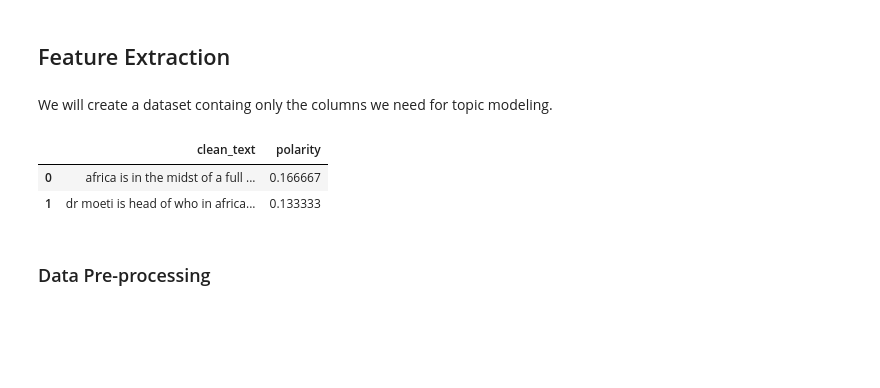
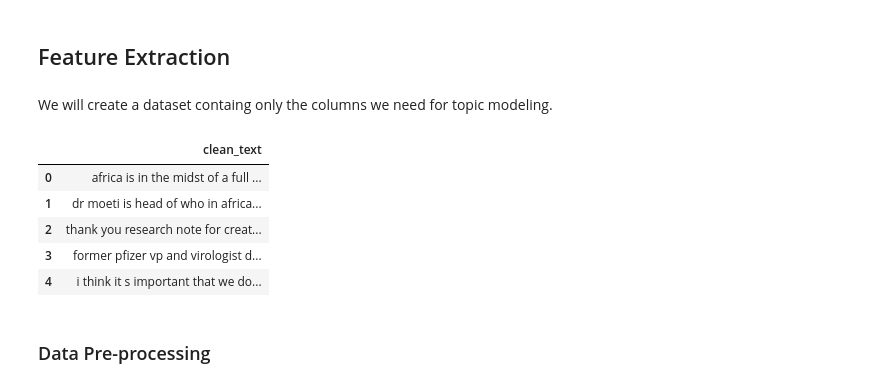
Before and after one commit to eandualem/Twitter-Data-Analysis, a Jupyter notebook: notebooks/topic_modelling_and_sentiment_analysis.ipynb, the cells around one changed output. Cells and saved outputs as stored; diff of their text form; code cells hidden in the pictures; blank space fills up the shorter version.

```diff
--- a/notebooks/topic_modelling_and_sentiment_analysis.ipynb
+++ b/notebooks/topic_modelling_and_sentiment_analysis.ipynb
@@ -55,15 +55,16 @@ memory usage: 720.9+ KB
 # %% [markdown]
 We will create a dataset containg only the columns we need for topic modeling.
 # %%
-df = pd.DataFrame(columns=['clean_text', 'polarity'])
-
+df = pd.DataFrame(columns=['clean_text'])
 df['clean_text'] = tweets['original_text'].astype(str)
-df['polarity'] = tweets['polarity']
-df[:2]
+df[:5]
 # %% [output]
-|  | clean_text | polarity |
-| 0 | africa is in the midst of a full ... | 0.166667 |
-| 1 | dr moeti is head of who in africa... | 0.133333 |
+|  | clean_text |
+| 0 | africa is in the midst of a full ... |
+| 1 | dr moeti is head of who in africa... |
+| 2 | thank you research note for creat... |
+| 3 | former pfizer vp and virologist d... |
+| 4 | i think it s important that we do... |
 # %% [markdown]
 ### Data Pre-processing
 # %% [markdown]
```
Also changed, not shown: parts of 32 cells of this notebook.
